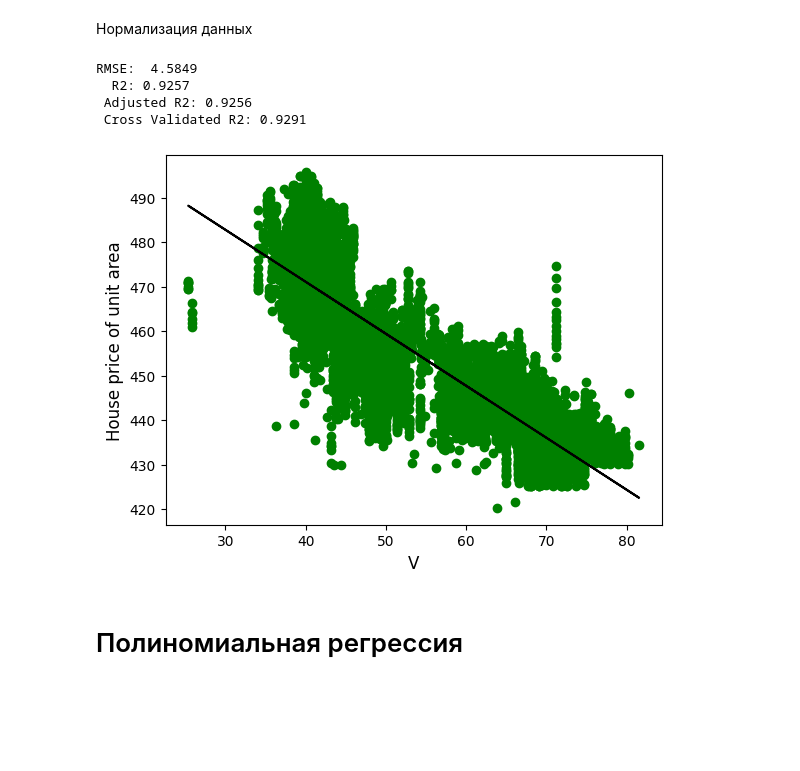
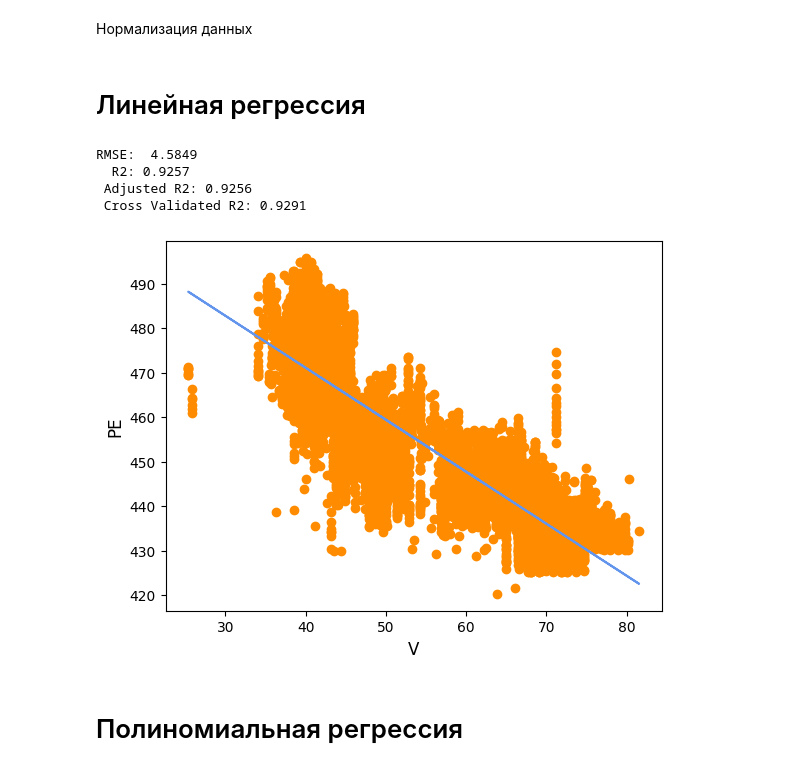
Before and after one commit to yasurev86/MLLabs, a Jupyter notebook: Регрессия/Регрессия.ipynb, the cells around one changed output. Drawn from its saved outputs; the diff is of its cells as text; code cells hidden in the pictures; blank space fills up the shorter version.

```diff
--- a/Регрессия/Регрессия.ipynb
+++ b/Регрессия/Регрессия.ipynb
@@ -172,6 +171,8 @@ X_scaled = scaler.fit_transform(df.drop('target', axis=1))
 X = pd.DataFrame(X_scaled, columns=X.columns)
 # %%
 X_train, X_test, y_train, y_test = train_test_split(X, y, test_size=0.20, random_state=15)
+# %% [markdown]
+# Линейная регрессия
 # %%
 from sklearn.linear_model import LinearRegression
 
@@ -191,23 +192,19 @@ RMSE:  4.5849
  Adjusted R2: 0.9256
  Cross Validated R2: 0.9291
 # %%
-# попробуем отрисовать, как выглядит наша линейная регрессия
-
-X2 = df[column].values[:,np.newaxis]
-# target data is array of shape (n,)
+X2 = df['V'].values[:,np.newaxis]
 y2 = df['target'].values
-
 
 model2 = LinearRegression()
 model2.fit(X2, y2)
 
-plt.scatter(X2, y2,color='g')
-plt.plot(X2, model2.predict(X2),color='k')
-plt.ylabel('House price of unit area', size=12)
-plt.xlabel(column_display_name, size=12)
+plt.scatter(X2, y2, color='darkorange')
+plt.plot(X2, model2.predict(X2), color='cornflowerblue')
+plt.ylabel('PE', size=12)
+plt.xlabel('V', size=12)
 plt.show()
 # %% [output]
-[figure, old version]
+[figure, new version]
 # %% [markdown]
 # Полиномиальная регрессия
 # %%
```
Also changed, not shown: parts of 14 cells of this notebook.
